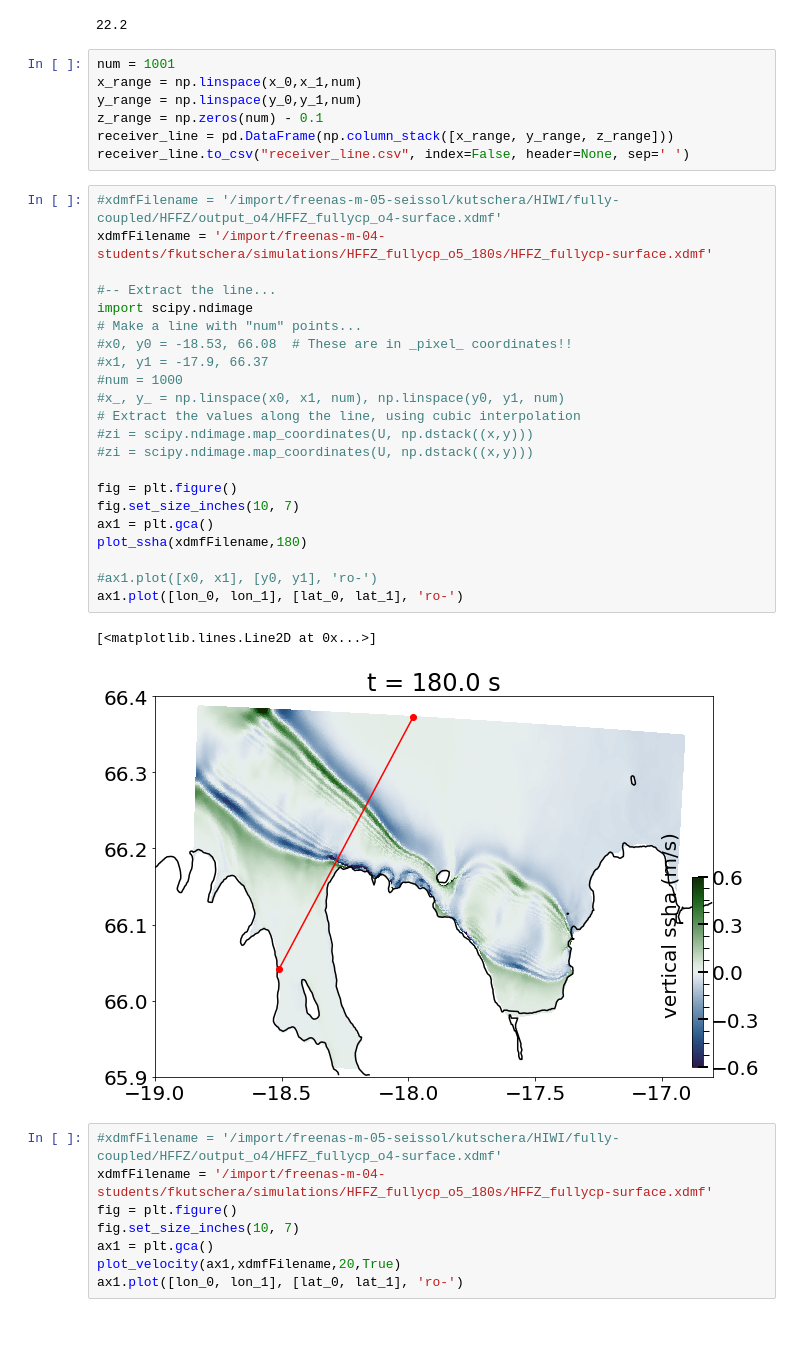
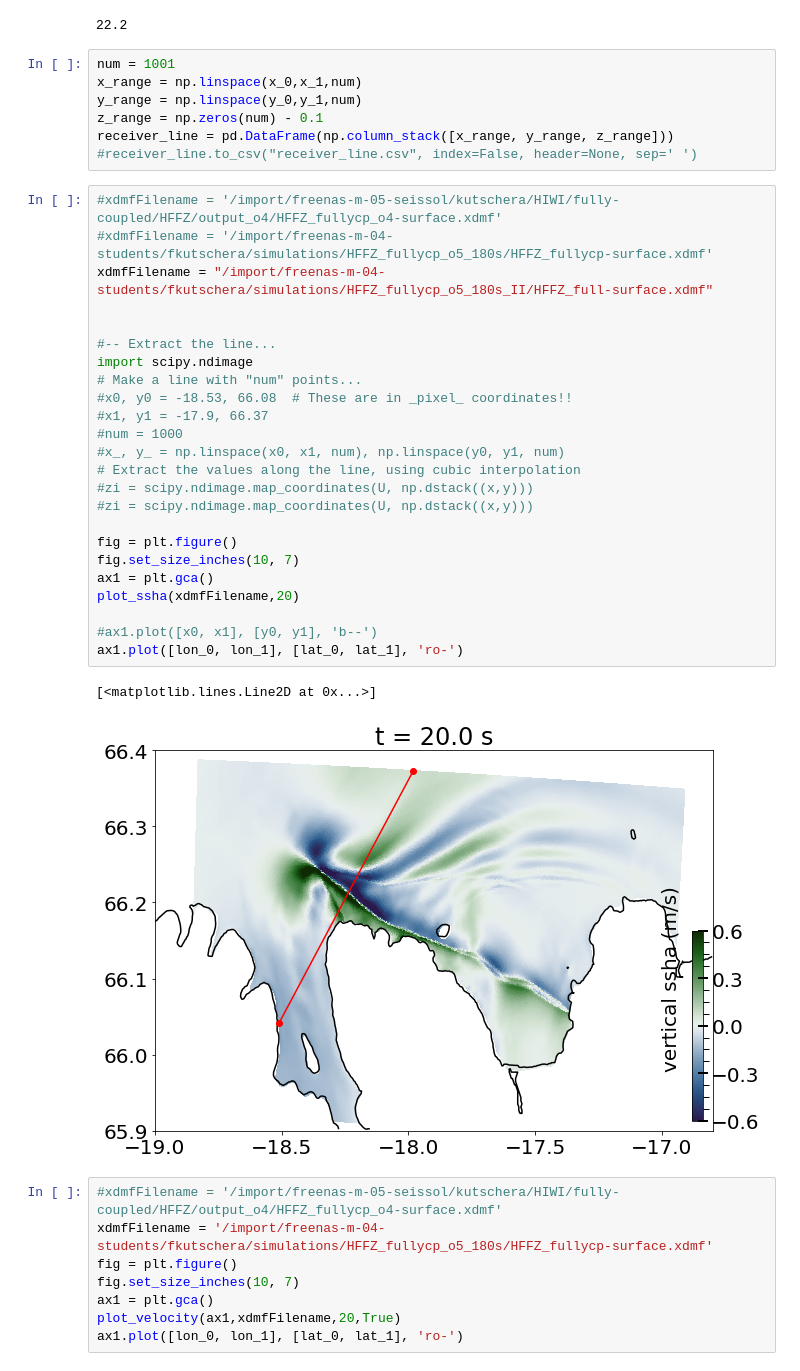
Before and after one commit to fabian-kutschera/Scripts4Processing, a Jupyter notebook: post_plotting/ssha_cross-section.ipynb, the cells around one changed output. Drawn from its saved outputs; the diff is of its cells as text; blank space fills up the shorter version.

```diff
--- a/post_plotting/ssha_cross-section.ipynb
+++ b/post_plotting/ssha_cross-section.ipynb
@@ -218,32 +220,34 @@ x_range = np.linspace(x_0,x_1,num)
 y_range = np.linspace(y_0,y_1,num)
 z_range = np.zeros(num) - 0.1
 receiver_line = pd.DataFrame(np.column_stack([x_range, y_range, z_range]))
-receiver_line.to_csv("receiver_line.csv", index=False, header=None, sep=' ')
+#receiver_line.to_csv("receiver_line.csv", index=False, header=None, sep=' ')
 # %%
 #xdmfFilename = '/import/freenas-m-05-seissol/kutschera/HIWI/fully-coupled/HFFZ/output_o4/HFFZ_fullycp_o4-surface.xdmf'
-xdmfFilename = '/import/freenas-m-04-students/fkutschera/simulations/HFFZ_fullycp_o5_180s/HFFZ_fullycp-surface.xdmf'
+#xdmfFilename = '/import/freenas-m-04-students/fkutschera/simulations/HFFZ_fullycp_o5_180s/HFFZ_fullycp-surface.xdmf'
+xdmfFilename = "/import/freenas-m-04-students/fkutschera/simulations/HFFZ_fullycp_o5_180s_II/HFFZ_full-surface.xdmf"
+
 
 #-- Extract the line...
 import scipy.ndimage
 # Make a line with "num" points...
 #x0, y0 = -18.53, 66.08  # These are in _pixel_ coordinates!!
 #x1, y1 = -17.9, 66.37
 #num = 1000
 #x_, y_ = np.linspace(x0, x1, num), np.linspace(y0, y1, num)
 # Extract the values along the line, using cubic interpolation
 #zi = scipy.ndimage.map_coordinates(U, np.dstack((x,y)))
 #zi = scipy.ndimage.map_coordinates(U, np.dstack((x,y)))
 
 fig = plt.figure()
 fig.set_size_inches(10, 7)
 ax1 = plt.gca()
-plot_ssha(xdmfFilename,180)
+plot_ssha(xdmfFilename,20)
 
-#ax1.plot([x0, x1], [y0, y1], 'ro-')
+#ax1.plot([x0, x1], [y0, y1], 'b--')
 ax1.plot([lon_0, lon_1], [lat_0, lat_1], 'ro-')
 # %% [output]
 [<matplotlib.lines.Line2D at 0x...>]
-[figure, old version]
+[figure, new version]
 # %%
 #xdmfFilename = '/import/freenas-m-05-seissol/kutschera/HIWI/fully-coupled/HFFZ/output_o4/HFFZ_fullycp_o4-surface.xdmf'
 xdmfFilename = '/import/freenas-m-04-students/fkutschera/simulations/HFFZ_fullycp_o5_180s/HFFZ_fullycp-surface.xdmf'
```
Also changed, not shown: parts of 1 cell of this notebook, 4 other files.
